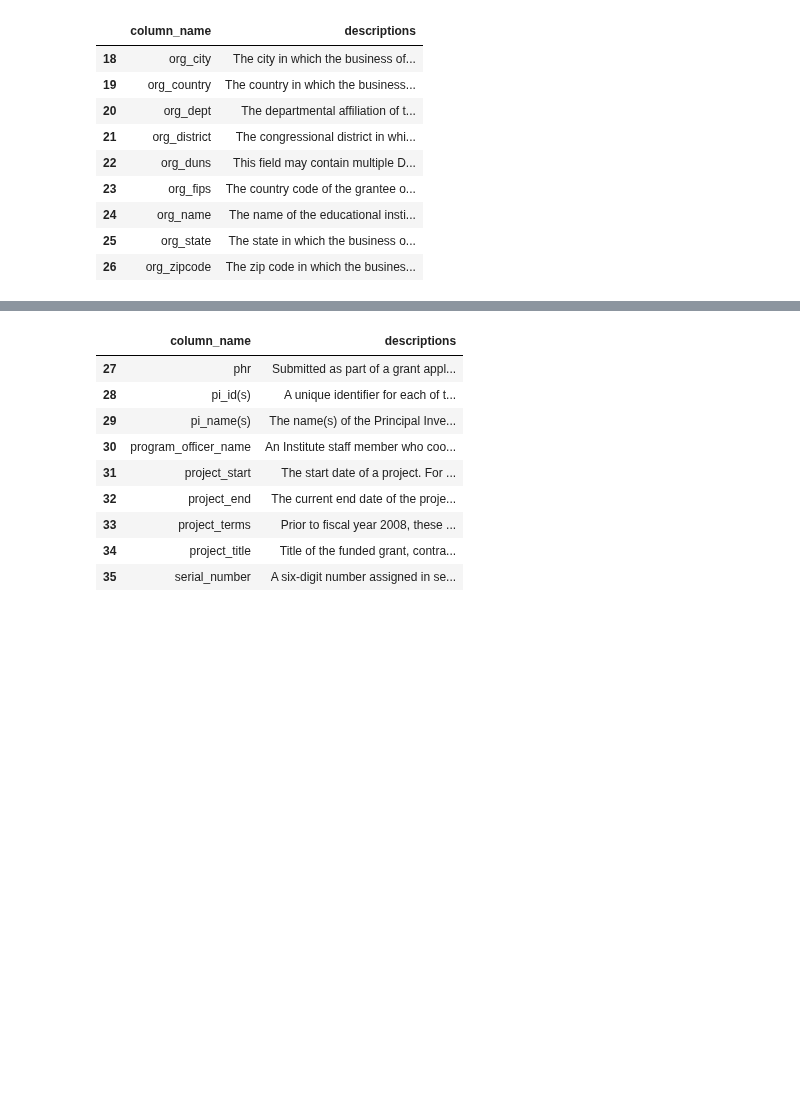
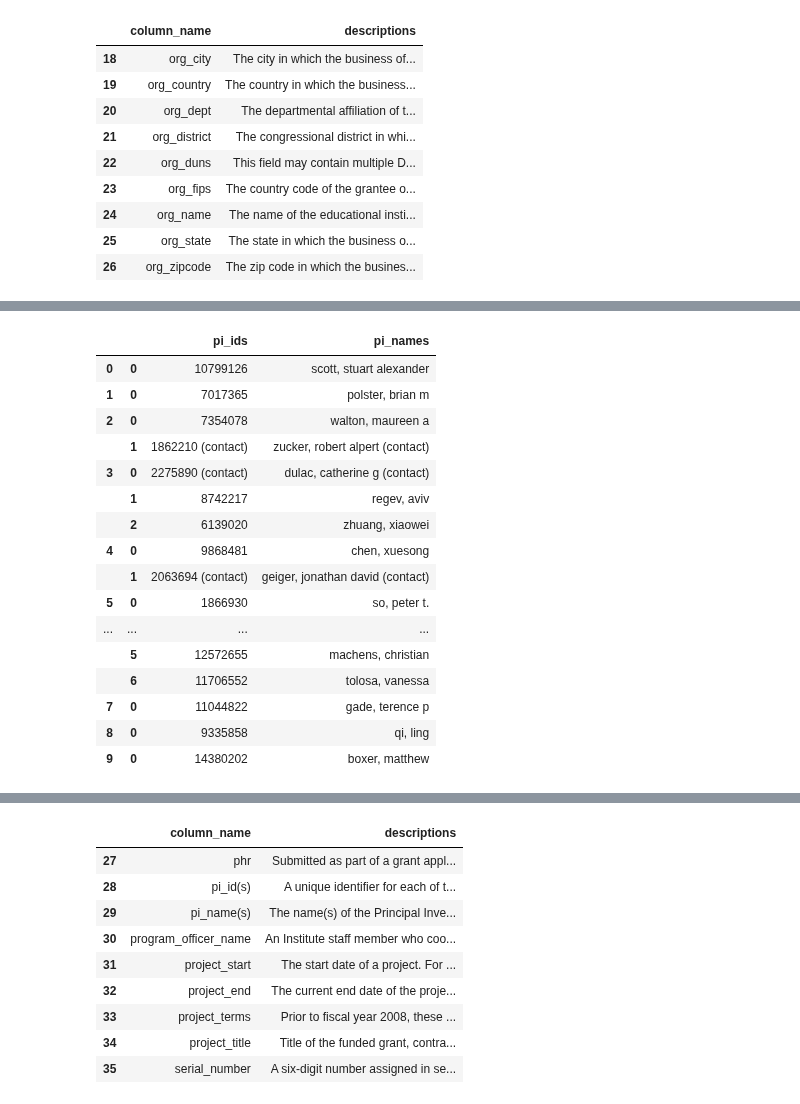
Before and after one commit to yuwie10/nih-awards, a Jupyter notebook: nih_awards.ipynb, the cells around one changed output, grey strips where cells are left out. Cells and saved outputs as stored; diff of their text form; code cells hidden in the pictures; blank space fills up the shorter version.

```diff
--- a/nih_awards.ipynb
+++ b/nih_awards.ipynb
@@ -126,0 +180,3 @@ grants_2016 = grants_2016.drop(to_drop3, axis = 1)
+# %%
+pi_info_raw = pi_info_raw.apply(lambda s: s.str.strip().str.strip(';'))
+pi_info_raw.head()
@@ -126,0 +190,28 @@ grants_2016 = grants_2016.drop(to_drop3, axis = 1)
+# %%
+def split_names(df, *args):
+    new_df = pd.DataFrame()
+    for arg in args:
+        new_df[arg] = df[arg].str.split(';').apply(pd.Series, 1).stack()
+    return new_df
+
+pi_info = split_names(pi_info_raw, 'pi_ids', 'pi_names')
+pi_info.head(20)
+pi_info.to_csv('pi_info_split.csv')
+# %% [output]
+|  |  | pi_ids | pi_names |
+| 0 | 0 | 10799126 | scott, stuart alexander |
+| 1 | 0 | 7017365 | polster, brian m |
+| 2 | 0 | 7354078 | walton, maureen a |
+|  | 1 | 1862210 (contact) | zucker, robert alpert (contact) |
+| 3 | 0 | 2275890 (contact) | dulac, catherine g (contact) |
+|  | 1 | 8742217 | regev, aviv |
+|  | 2 | 6139020 | zhuang, xiaowei |
+| 4 | 0 | 9868481 | chen, xuesong |
+|  | 1 | 2063694 (contact) | geiger, jonathan david (contact) |
+| 5 | 0 | 1866930 | so, peter t. |
+| ... | ... | ... | ... |
+|  | 5 | 12572655 | machens, christian |
+|  | 6 | 11706552 | tolosa, vanessa |
+| 7 | 0 | 11044822 | gade, terence p |
+| 8 | 0 | 9335858 | qi, ling |
+| 9 | 0 | 14380202 | boxer, matthew |
```
Also changed, not shown: parts of 19 cells of this notebook.
